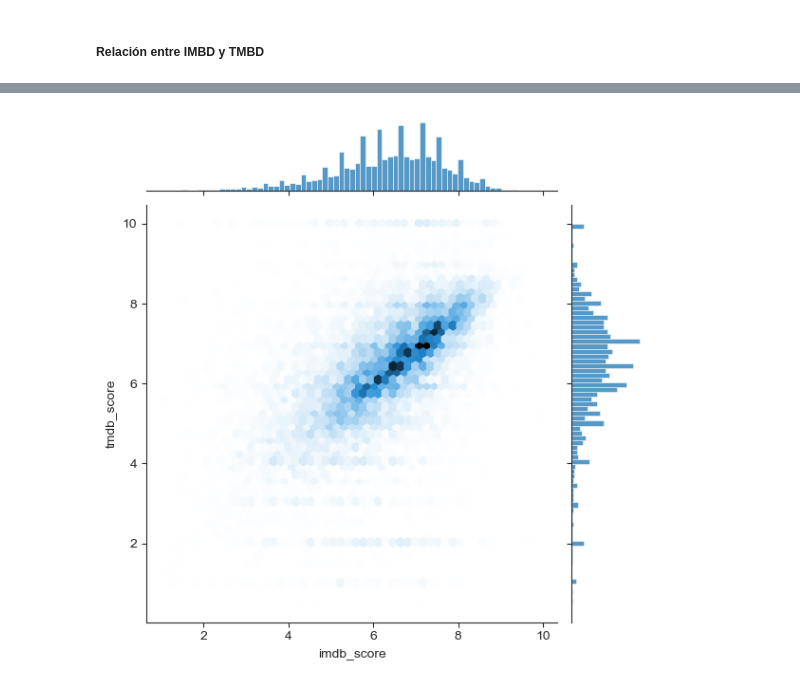
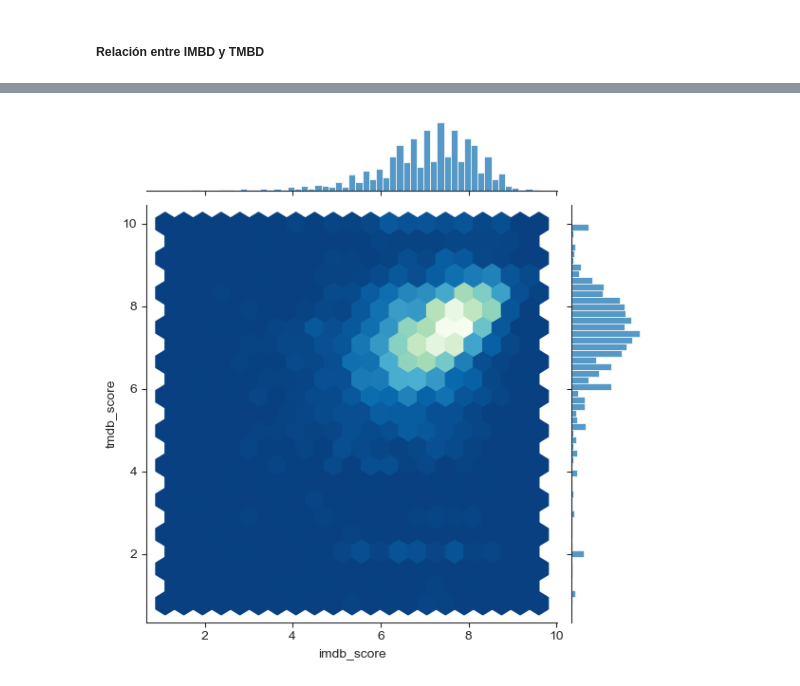
Before and after one commit to charliebrown007/05-Case_Analysis, a Jupyter notebook: 8. Movies and shows/Movies and shows.ipynb, the cells around one changed output, grey strips where cells are left out. Drawn from its saved outputs; the diff is of its cells as text; code cells hidden in the pictures.

```diff
--- a/8. Movies and shows/Movies and shows.ipynb
+++ b/8. Movies and shows/Movies and shows.ipynb
@@ -225,10 +225,8 @@ df2.head()
 # %%
 # Estilo
 sns.set_style('ticks')
-
 # Gráfico
-sns.jointplot(data = df2, x = 'imdb_score', y = 'tmdb_score', kind = 'hex', palette = 'cividis')
-
+sns.jointplot(data = df2.loc[df2['type'] == 'SHOW'], x = 'imdb_score', y = 'tmdb_score', kind = 'hex', cmap = 'GnBu_r', gridsize = 20)
 plt.show()
 # %% [output]
-[figure, old version]
+[figure, new version]
```
Also changed, not shown: parts of 1 cell of this notebook.
